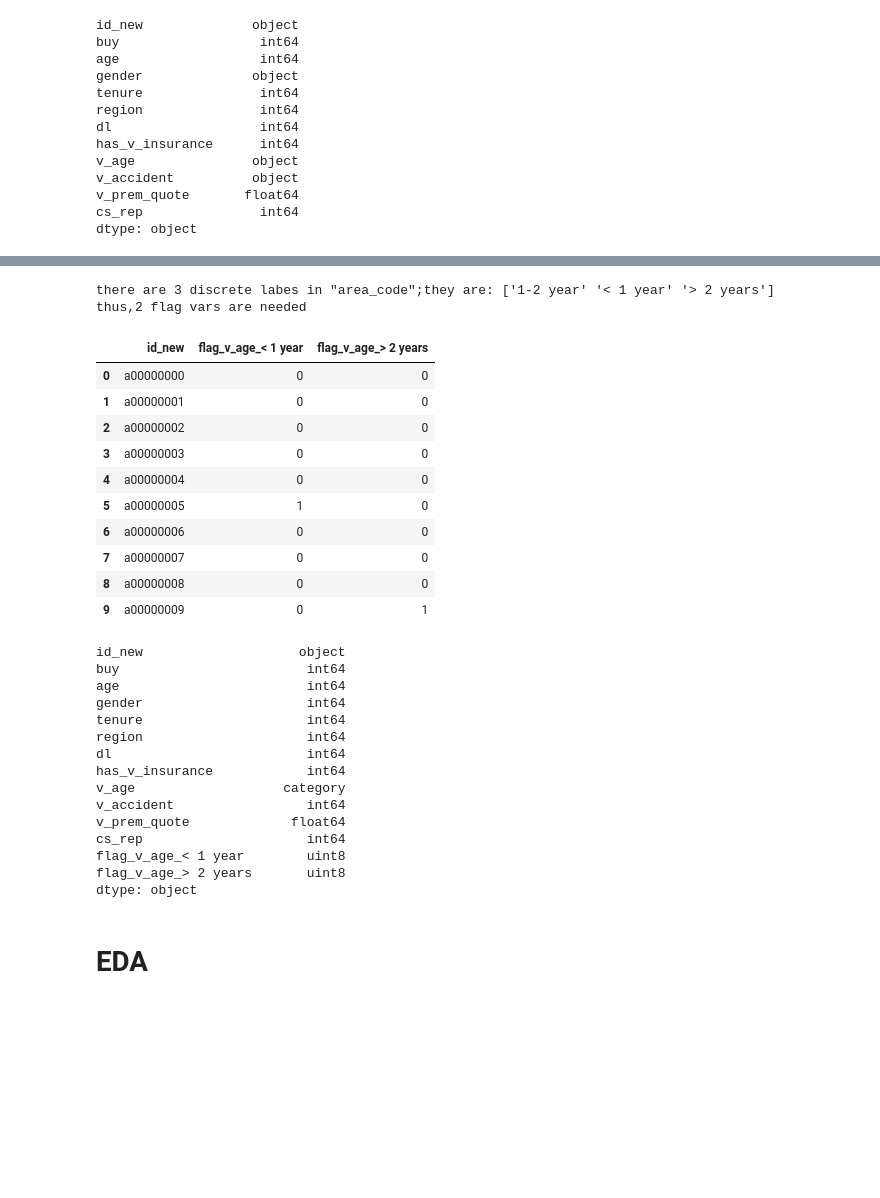
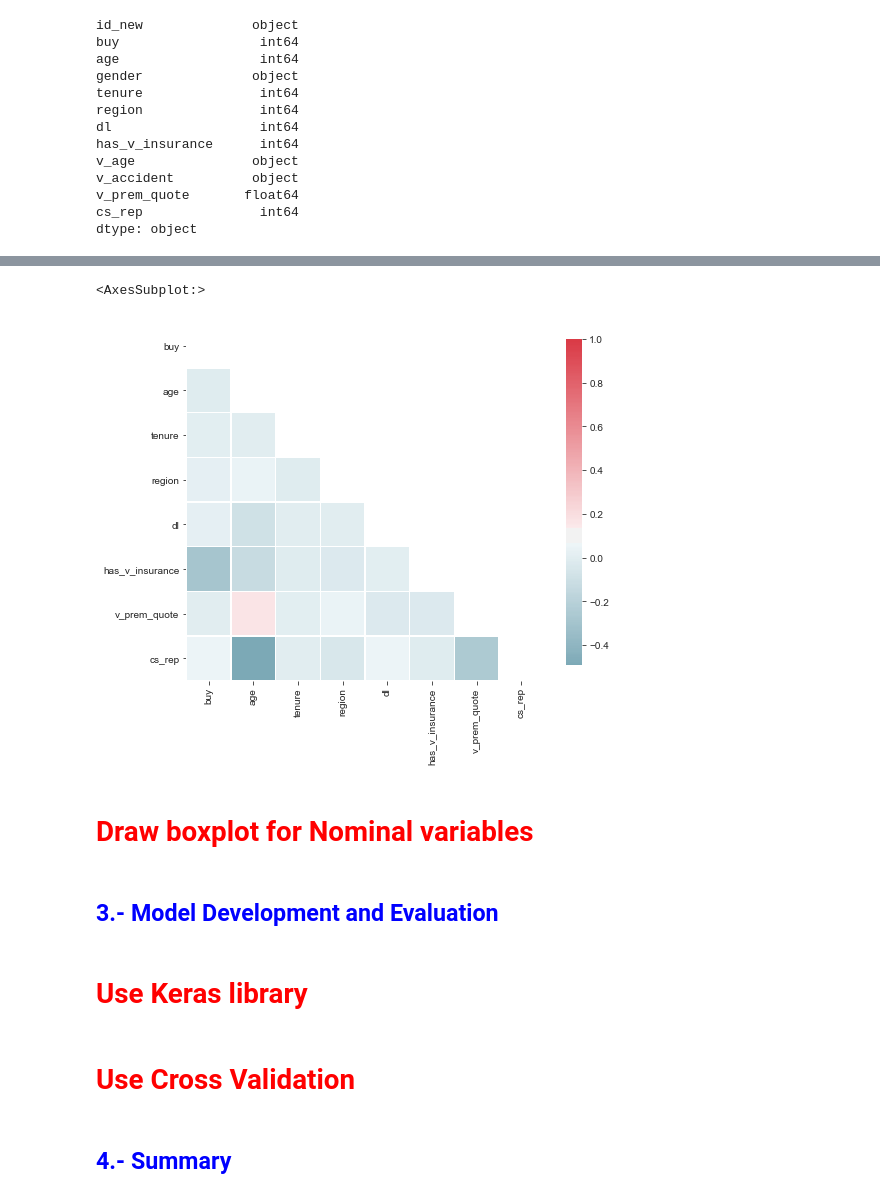
Before and after one commit to BZAN6357/Python, a Jupyter notebook: project .ipynb, the cells around one changed output, grey strips where cells are left out. Drawn from its saved outputs; the diff is of its cells as text; code cells hidden in the pictures; blank space fills up the shorter version.

```diff
--- a/project .ipynb
+++ b/project .ipynb
@@ -55,8 +92,3 @@ v_accident          object
 v_prem_quote       float64
 cs_rep               int64
 dtype: object
-# %%
-insur_t['v_accident'] = (insur_t['v_accident'] == 'yes').astype(int)
-insur_t['gender'] =(insur_t['gender'] == 'female').astype(int)
-# %%
-insur_t['v_age'] = insur_t['v_age'].astype('category')
@@ -93,8 +192,0 @@ insur_t.head(10)
-# %%
-n_labels=insur_t['v_age'].nunique()
-labels=np.sort(insur_t['v_age'].unique())
-print(f'there are {n_labels} discrete labes in "area_code";they are: {labels}')
-print(f'thus,{n_labels - 1} flag vars are needed')
-# %% [output]
-there are 3 discrete labes in "area_code";they are: ['1-2 year' '< 1 year' '> 2 years']
-thus,2 flag vars are needed
@@ -105,36 +193,27 @@ insur_t1=pd.merge(left=insur_t,right=flags_v_age,how='inner',on='id_new',validat
-# %%
-insur_t[['id_new','v_age']].head(3)
-insur_t1[['id_new']+ [col for col in insur_t1.columns if 'flag' in col]].head(10)
-# %% [output]
-|  | id_new | flag_v_age_< 1 year | flag_v_age_> 2 years |
-| 0 | a00000000 | 0 | 0 |
-| 1 | a00000001 | 0 | 0 |
-| 2 | a00000002 | 0 | 0 |
-| 3 | a00000003 | 0 | 0 |
-| 4 | a00000004 | 0 | 0 |
-| 5 | a00000005 | 1 | 0 |
-| 6 | a00000006 | 0 | 0 |
-| 7 | a00000007 | 0 | 0 |
-| 8 | a00000008 | 0 | 0 |
-| 9 | a00000009 | 0 | 1 |
-# %%
-insur_t1.dtypes
-# %% [output]
-id_new                    object
-buy                        int64
-age                        int64
-gender                     int64
-tenure                     int64
-region                     int64
-dl                         int64
-has_v_insurance            int64
-v_age                   category
-v_accident                 int64
-v_prem_quote             float64
-cs_rep                     int64
-flag_v_age_< 1 year        uint8
-flag_v_age_> 2 years       uint8
-dtype: object
+# %%
+# get the correlation matrix for visualization and for a closer look later
+corr = insur_t.drop(labels=['gender', 'v_age', 'v_accident', 'id_new'], axis=1).corr()
+
+# prepare tools for making a half-matrix correlation heatmap
+mask = np.triu(np.ones_like(corr, bool))
+f, ax = plt.subplots(1,1, figsize=(8, 8))
+cmap = sns.diverging_palette(220, 10, as_cmap=True)
+
+# plot heatmap
+sns.heatmap(corr, mask=mask, cmap=cmap, vmax=1, center=0.1, square=True, ax=ax,
+            linewidths=.5, cbar_kws={'shrink': .75})
+# %% [output]
+<AxesSubplot:>
+[figure, added]
+# %% [markdown]
+# <font color = 'red'> Draw boxplot for Nominal variables </font>
+# %% [markdown]
+<a id='Model_development'></a>
+## <font color = 'blue'>3.- Model Development and Evaluation</font>
+# %% [markdown]
+# <font color = 'red'> Use Keras library</font>
+# %% [markdown]
+# <font color = 'red'> Use Cross Validation</font>
 # %% [markdown]
-<a id='EDA'></a>
-# EDA
+<a id='Summary'></a>
+## <font color = 'blue'>4.- Summary</font>
```
Also changed, not shown: parts of 44 cells of this notebook.
